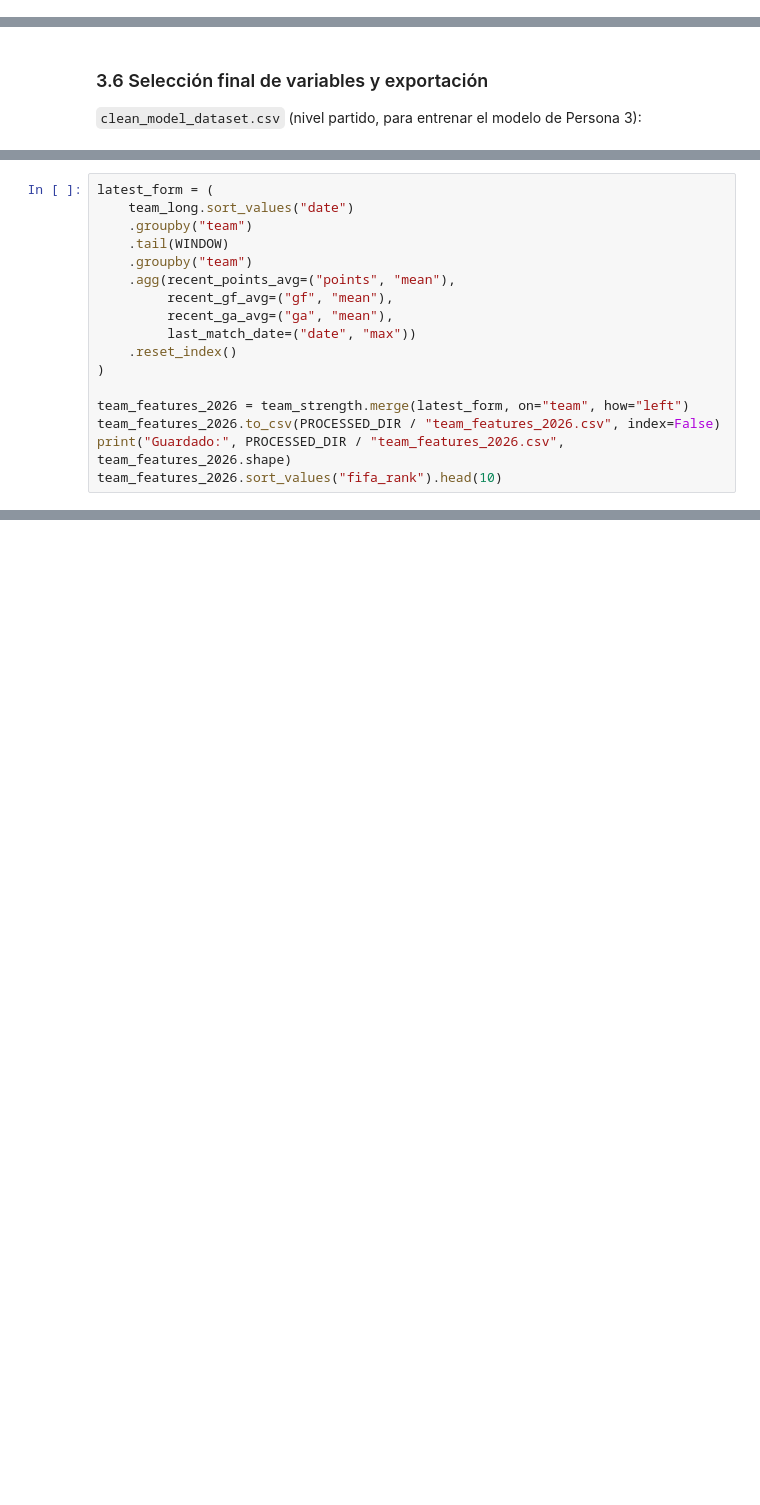
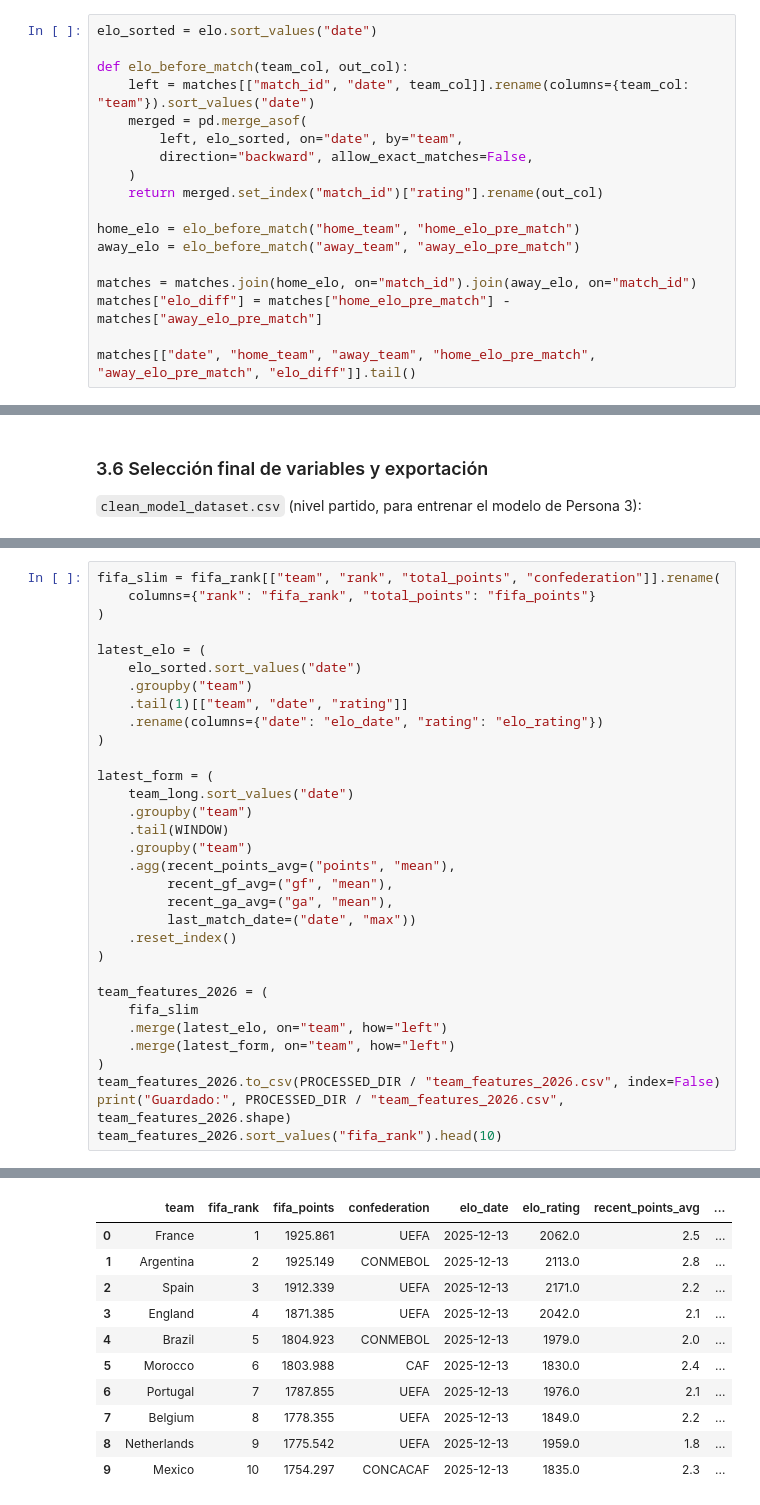
Before and after one commit to rodrigohernandezm/Proyecto_Mineria_Avanzada, a Jupyter notebook: notebooks/01_limpieza_datos.ipynb, the cells around one changed output, grey strips where cells are left out. Cells and saved outputs as stored; diff of their text form; blank space fills up the shorter version.

```diff
--- a/notebooks/01_limpieza_datos.ipynb
+++ b/notebooks/01_limpieza_datos.ipynb
@@ -286,0 +399,18 @@ team_strength.head()
+# %%
+elo_sorted = elo.sort_values("date")
+
+def elo_before_match(team_col, out_col):
+    left = matches[["match_id", "date", team_col]].rename(columns={team_col: "team"}).sort_values("date")
+    merged = pd.merge_asof(
+        left, elo_sorted, on="date", by="team",
+        direction="backward", allow_exact_matches=False,
+    )
+    return merged.set_index("match_id")["rating"].rename(out_col)
+
+home_elo = elo_before_match("home_team", "home_elo_pre_match")
+away_elo = elo_before_match("away_team", "away_elo_pre_match")
+
+matches = matches.join(home_elo, on="match_id").join(away_elo, on="match_id")
+matches["elo_diff"] = matches["home_elo_pre_match"] - matches["away_elo_pre_match"]
+
+matches[["date", "home_team", "away_team", "home_elo_pre_match", "away_elo_pre_match", "elo_diff"]].tail()
@@ -310,4 +455,15 @@ de corte de datos (8 de julio de 2026), usando la misma tabla larga `team_long`
 # %%
+fifa_slim = fifa_rank[["team", "rank", "total_points", "confederation"]].rename(
+    columns={"rank": "fifa_rank", "total_points": "fifa_points"}
+)
+
+latest_elo = (
+    elo_sorted.sort_values("date")
+    .groupby("team")
+    .tail(1)[["team", "date", "rating"]]
+    .rename(columns={"date": "elo_date", "rating": "elo_rating"})
+)
+
 latest_form = (
     team_long.sort_values("date")
     .groupby("team")
@@ -320,7 +476,12 @@ latest_form = (
     .reset_index()
 )
 
-team_features_2026 = team_strength.merge(latest_form, on="team", how="left")
+team_features_2026 = (
+    fifa_slim
+    .merge(latest_elo, on="team", how="left")
+    .merge(latest_form, on="team", how="left")
+)
 team_features_2026.to_csv(PROCESSED_DIR / "team_features_2026.csv", index=False)
 print("Guardado:", PROCESSED_DIR / "team_features_2026.csv", team_features_2026.shape)
 team_features_2026.sort_values("fifa_rank").head(10)
+# %% [output]
@@ -327 +489,12 @@ team_features_2026.sort_values("fifa_rank").head(10)
+|  | team | fifa_rank | fifa_points | confederation | elo_date | elo_rating | recent_points_avg | ... |
+| 0 | France | 1 | 1925.861 | UEFA | 2025-12-13 | 2062.0 | 2.5 | ... |
+| 1 | Argentina | 2 | 1925.149 | CONMEBOL | 2025-12-13 | 2113.0 | 2.8 | ... |
+| 2 | Spain | 3 | 1912.339 | UEFA | 2025-12-13 | 2171.0 | 2.2 | ... |
+| 3 | England | 4 | 1871.385 | UEFA | 2025-12-13 | 2042.0 | 2.1 | ... |
+| 4 | Brazil | 5 | 1804.923 | CONMEBOL | 2025-12-13 | 1979.0 | 2.0 | ... |
+| 5 | Morocco | 6 | 1803.988 | CAF | 2025-12-13 | 1830.0 | 2.4 | ... |
+| 6 | Portugal | 7 | 1787.855 | UEFA | 2025-12-13 | 1976.0 | 2.1 | ... |
+| 7 | Belgium | 8 | 1778.355 | UEFA | 2025-12-13 | 1849.0 | 2.2 | ... |
+| 8 | Netherlands | 9 | 1775.542 | UEFA | 2025-12-13 | 1959.0 | 1.8 | ... |
+| 9 | Mexico | 10 | 1754.297 | CONCACAF | 2025-12-13 | 1835.0 | 2.3 | ... |
 # %% [markdown]
```
Also changed, not shown: parts of 26 cells of this notebook.
